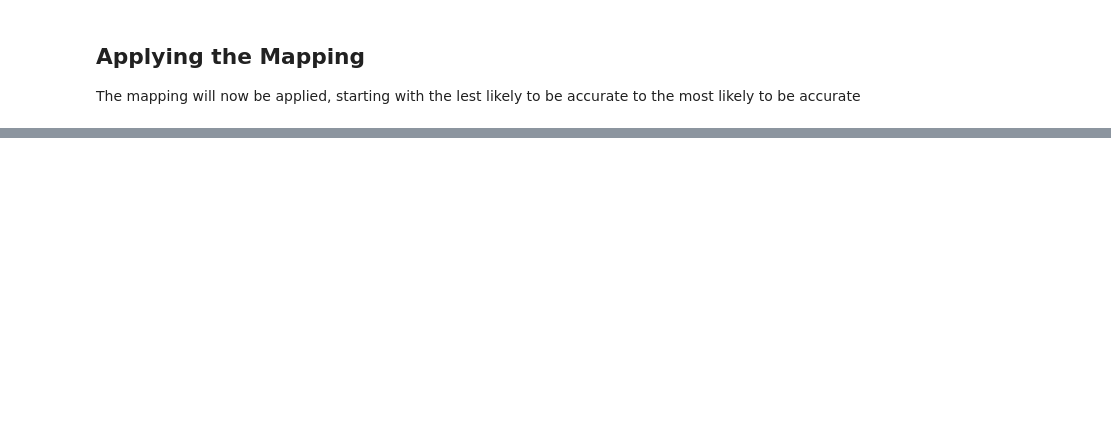
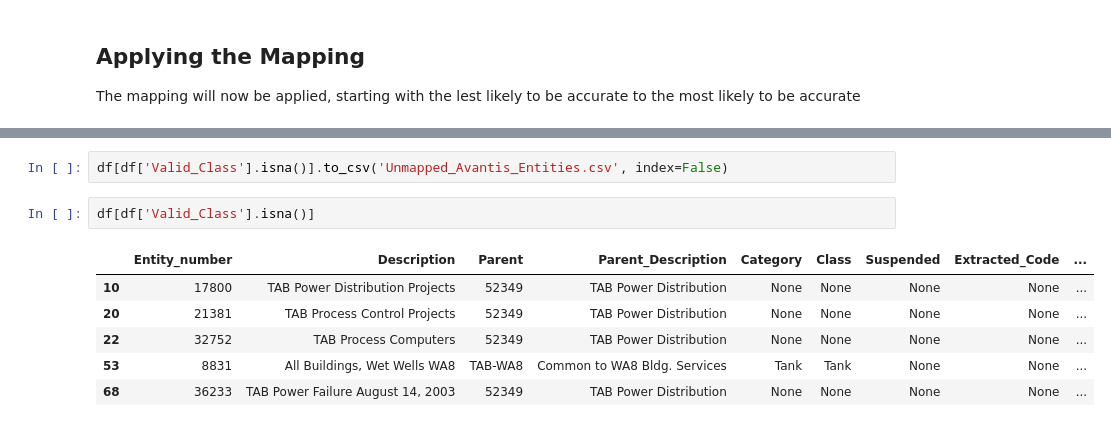
Before and after one commit to TW-ASMP/TWONTO, a Jupyter notebook: Avantis Mapping/Avantis Mapping Instructions.ipynb, the cells around one changed output, grey strips where cells are left out. Cells and saved outputs as stored; diff of their text form; blank space fills up the shorter version.

```diff
--- a/Avantis Mapping/Avantis Mapping Instructions.ipynb
+++ b/Avantis Mapping/Avantis Mapping Instructions.ipynb
@@ -296,0 +278,11 @@ After mapping Manual Mapping, 99.5% mapped, 27.6% changed
+# %%
+df[df['Valid_Class'].isna()].to_csv('Unmapped_Avantis_Entities.csv', index=False)
+# %%
+df[df['Valid_Class'].isna()]
+# %% [output]
+|  | Entity_number | Description | Parent | Parent_Description | Category | Class | Suspended | Extracted_Code | ... |
+| 10 | 17800 | TAB Power Distribution Projects | 52349 | TAB Power Distribution | None | None | None | None | ... |
+| 20 | 21381 | TAB Process Control Projects | 52349 | TAB Power Distribution | None | None | None | None | ... |
+| 22 | 32752 | TAB Process Computers | 52349 | TAB Power Distribution | None | None | None | None | ... |
+| 53 | 8831 | All Buildings, Wet Wells WA8 | TAB-WA8 | Common to WA8 Bldg. Services | Tank | Tank | None | None | ... |
+| 68 | 36233 | TAB Power Failure August 14, 2003 | 52349 | TAB Power Distribution | None | None | None | None | ... |
```
Also changed, not shown: parts of 8 cells of this notebook, 3 other files.
